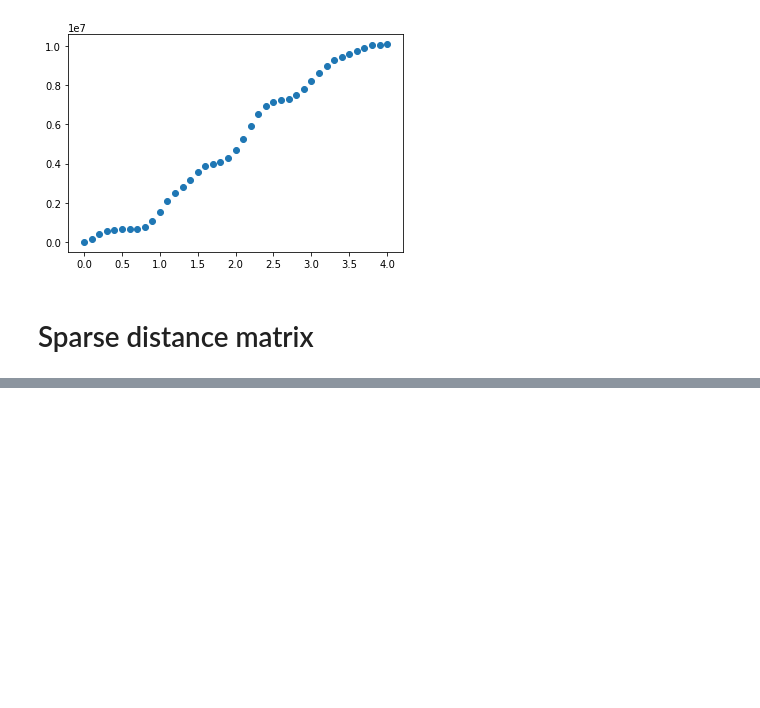
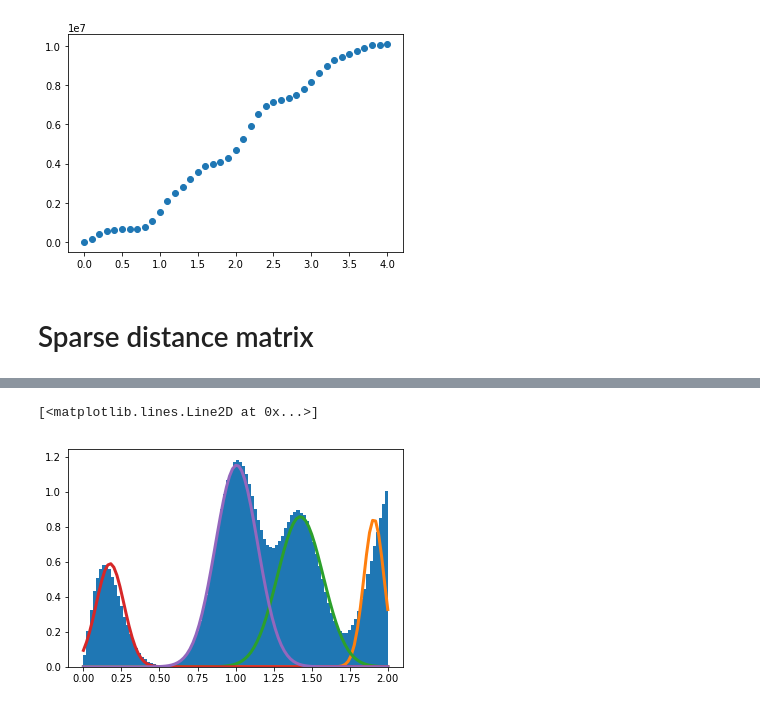
Before and after one commit to linnarsson-lab/FISHscale, a Jupyter notebook: Dot_distance_matrix.ipynb, the cells around one changed output, grey strips where cells are left out. Cells and saved outputs as stored; diff of their text form; code cells hidden in the pictures; blank space fills up the shorter version.

```diff
--- a/Dot_distance_matrix.ipynb
+++ b/Dot_distance_matrix.ipynb
@@ -181,0 +157,20 @@ array([ 4, 33, 47, 72])
+# %%
+
+clf = mixture.GaussianMixture(n_components=4, covariance_type='full')
+data = np.reshape(sparse_values, (len(sparse_values),1))
+clf.fit(data)
+m1, m2, m3, m4 = clf.means_
+w1, w2, w3, w4= clf.weights_
+c1, c2, c3, c4 = clf.covariances_
+histdist = matplotlib.pyplot.hist(data, 100, normed=True)
+plotgauss1 = lambda x: plt.plot(x,w1*matplotlib.mlab.normpdf(x,m1,np.sqrt(c1))[0], linewidth=3)
+plotgauss2 = lambda x: plt.plot(x,w2*matplotlib.mlab.normpdf(x,m2,np.sqrt(c2))[0], linewidth=3)
+plotgauss3 = lambda x: plt.plot(x,w3*matplotlib.mlab.normpdf(x,m3,np.sqrt(c3))[0], linewidth=3)
+plotgauss4 = lambda x: plt.plot(x,w4*matplotlib.mlab.normpdf(x,m4,np.sqrt(c4))[0], linewidth=3)
+plotgauss1(histdist[1])
+plotgauss2(histdist[1])
+plotgauss3(histdist[1])
+plotgauss4(histdist[1])
+# %% [output]
+[<matplotlib.lines.Line2D at 0x...>]
+[figure, added]
```
Also changed, not shown: parts of 11 cells of this notebook.
